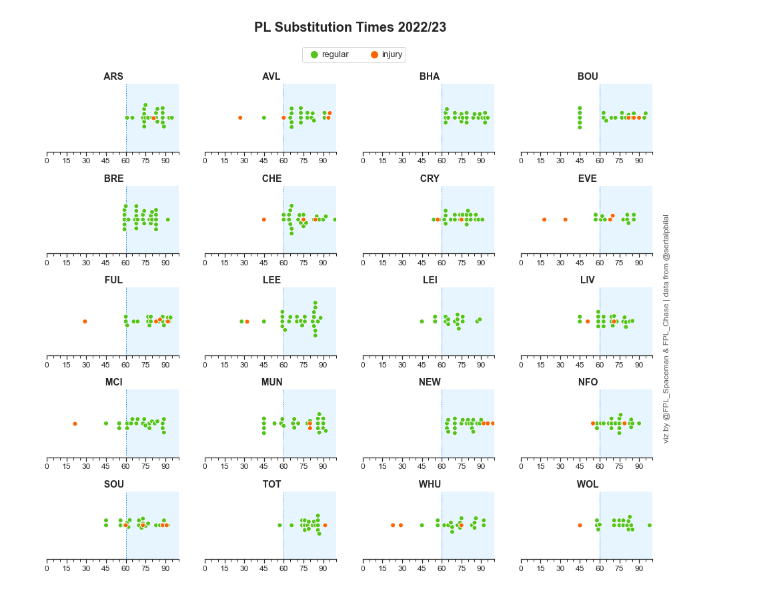
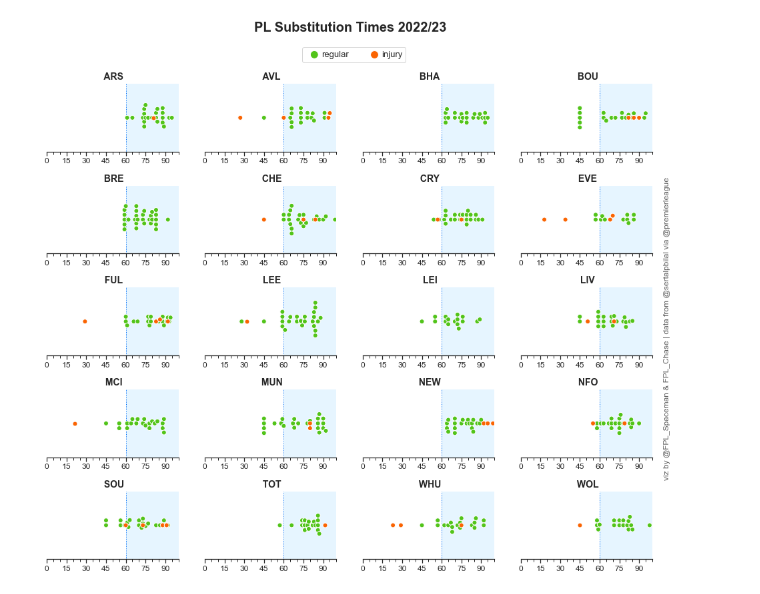
Before and after one commit to jonnycurrie/premier-subs, a Jupyter notebook: premier-subs-viz.ipynb, the cells around one changed output. Drawn from its saved outputs; the diff is of its cells as text; code cells hidden in the pictures.

Commit message:
Updated figtext

```diff
--- a/premier-subs-viz.ipynb
+++ b/premier-subs-viz.ipynb
@@ -61,32 +61,32 @@ g.map_dataframe(sns.swarmplot,
             #color='#016ff8',
             edgecolor='white',
             linewidth=1,
             size=7)
 
 g.set(xlim=(0, 100),xlabel=None,ylabel=None)
 
 plt.legend(fontsize='13', title_fontsize='10',bbox_to_anchor=(0.5, 7.1, -1.34, 0.5), ncol=2,markerscale=1.7,handletextpad=-0.2)
 #g.add_legend(title='Injury Sub')
 
 for ax in g.axes.flat:
     ax.get_yaxis().set_visible(False)
     ax.spines['left'].set_color('white')
     ax.xaxis.set_major_locator(MultipleLocator(15))
     ax.xaxis.set_major_formatter('{x:.0f}')
     ax.xaxis.set_minor_locator(MultipleLocator(5))
     ax.axvline(x=60, ymin=0, ymax=1, color='#016ff8', linestyle='dotted', linewidth=1)
     ax.axvspan(60, 100, color='#e6f5ff', alpha=1)
     if ax.get_title():
         ax.set_title(ax.get_title().split('=')[1],
                      fontsize='14', fontweight='bold')
 
 plt.suptitle('PL Substitution Times 2022/23', fontsize=20, fontweight='bold', x=0.5, y=1.08)
 
-plt.figtext(1, 0.5, "viz by @FPL_Spaceman & FPL_Chase | data from @sertalpbilal", ha="center", va="center", fontsize=12, color='#5c5c5c', rotation="vertical")
+plt.figtext(1, 0.5, "viz by @FPL_Spaceman & FPL_Chase | data from @sertalpbilal via @premierleague", ha="center", va="center", fontsize=12, color='#5c5c5c', rotation="vertical")
 
 plt.subplots_adjust(hspace=0.5, wspace=0.2)
 
 #TO GENERATE HIGH RES FIGURE
 plt.savefig('EPL_Subs.png', dpi=200, bbox_inches='tight',pad_inches=0.4)
 # %% [output]
-[figure, old version]
+[figure, new version]
```
